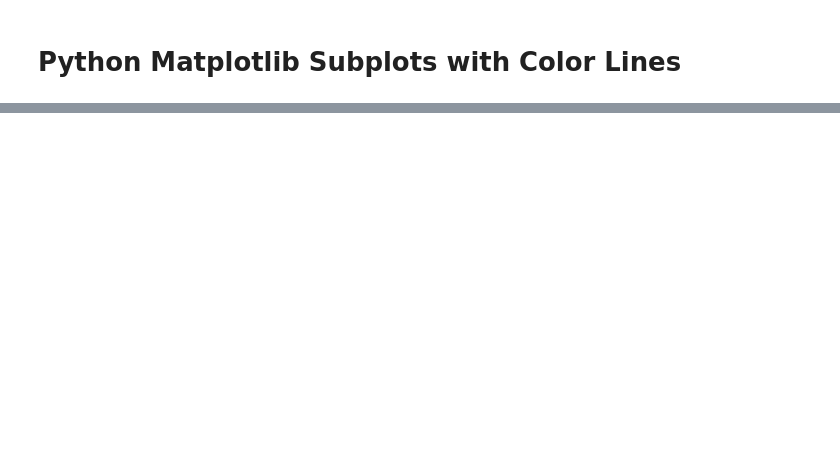
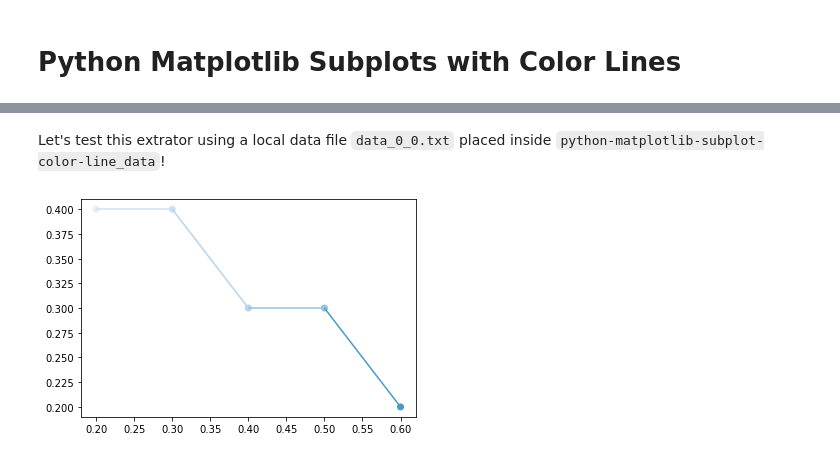
Before and after one commit to Sampreet/gists, a Jupyter notebook: snippets/languages/python/python-matplotlib-subplot-color-line.ipynb, the cells around one changed output, grey strips where cells are left out. Drawn from its saved outputs; the diff is of its cells as text; code cells hidden in the pictures; blank space fills up the shorter version.

```diff
--- a/snippets/languages/python/python-matplotlib-subplot-color-line.ipynb
+++ b/snippets/languages/python/python-matplotlib-subplot-color-line.ipynb
@@ -65,15 +88,15 @@ Next, we format the data loaded from a .txt file.
 # %%
-def get_data_3D(filename, columns=[0, 1, 2], data_type='float_'):
-    """Function to extract the data from a file.
+def get_data_3D(filepath, columns=[0, 1, 2], data_type='float_'):
+    """Function to extract the data from a file in a specified format.
 
     Parameters
     ----------
-    filename : str
-        Relative path of the file.
+    filepath : str
+        Relative path of the .txt file.
     columns : list, optional
-        Index of the columns for the X, Y and Z axes. Default is `[0, 1, 2]`.
+        Indices of the columns for the X, Y and Z axes. Default is [0, 1, 2].
     data_type : str, optional
-        Numpy data type of the values. Default is `float_`.
+        Numpy data type of the values. Default is "float_".
 
     Returns
     -------
@@ -82,31 +105,45 @@ def get_data_3D(filename, columns=[0, 1, 2], data_type='float_'):
     """
 
     # validate parameters
-    # supported data type
+    # append extension if absent
+    if len(filepath) < 3 or filepath[-4:] != '.txt':
+        filepath += '.txt'
+    # chech whether all entries are integers
+    assert len(columns) == 3 and sum([1 if type(col) is int else 0 for col in columns]) == 3, 'Parameter "columns" should contain 3 integers for column indices'
+    # supported data types
     supported_numpy_datatypes = ['bool_', 'int_', 'intc', 'intp', 'int8', 'int16', 'int32', 'int64', 'uint8', 'uint16', 'uint32', 'uint64', 'float_', 'float16', 'float32', 'float64', 'complex_', 'complex64', 'complex128']
+    # default to "float_" data type if not supported
     if data_type not in supported_numpy_datatypes:
         data_type = 'float_'
-    # chech whether all entries are integers
-    assert len(columns) == 3 and sum([1 if type(col) is int else 0 for col in columns]) == 3, 'Parameter "columns" should contain 3 integers for column indices'
 
-    # initialize list
+    # initialize lists
     data = [list(), list(), list()]
 
     # open file and read all lines
-    with open(filename) as data_file:
+    with open(filepath) as data_file:
         lines = data_file.readlines()
     # extract data from each row
     for l in lines:
-        # skip headers
+        # skip headers and blank lines
         if l[0].isalpha() or l[0] == '\n':
             continue
         # split columns for each point
         point = l.split()
 
         # extract required columns
-        axis = 0
-        for col in columns:
-            data[axis].append(getattr(np, data_type)(point[col]))
-            axis += 1
+        for c in range(len(columns)):
+            # convert to required data type
+            data[c].append(getattr(np, data_type)(point[columns[c]]))
 
     return data
+# %% [markdown]
+Let's test this extrator using a local data file `data_0_0.txt` placed inside `python-matplotlib-subplot-color-line_data`!
+# %%
+# extract data from local file
+xs, ys, zs = get_data_3D('python-matplotlib-subplot-color-line_data/data_0_0', [0, 1, 6], 'float_')
+# plot in current axis with "Blues" colormap
+plot_segmented_color_line(plt.gca(), xs, ys, zs, 'Blues')
+# show plot
+plt.show()
+# %% [output]
+[figure, added]
```
Also changed, not shown: parts of 13 cells of this notebook, 2 other files.
